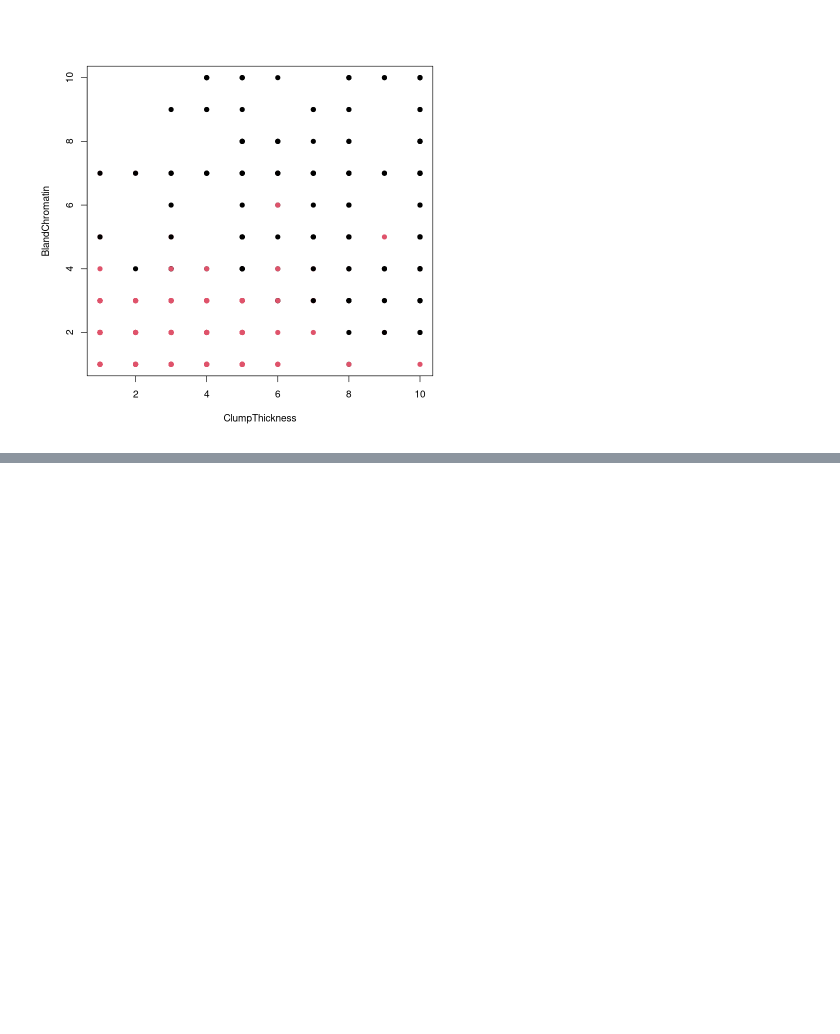
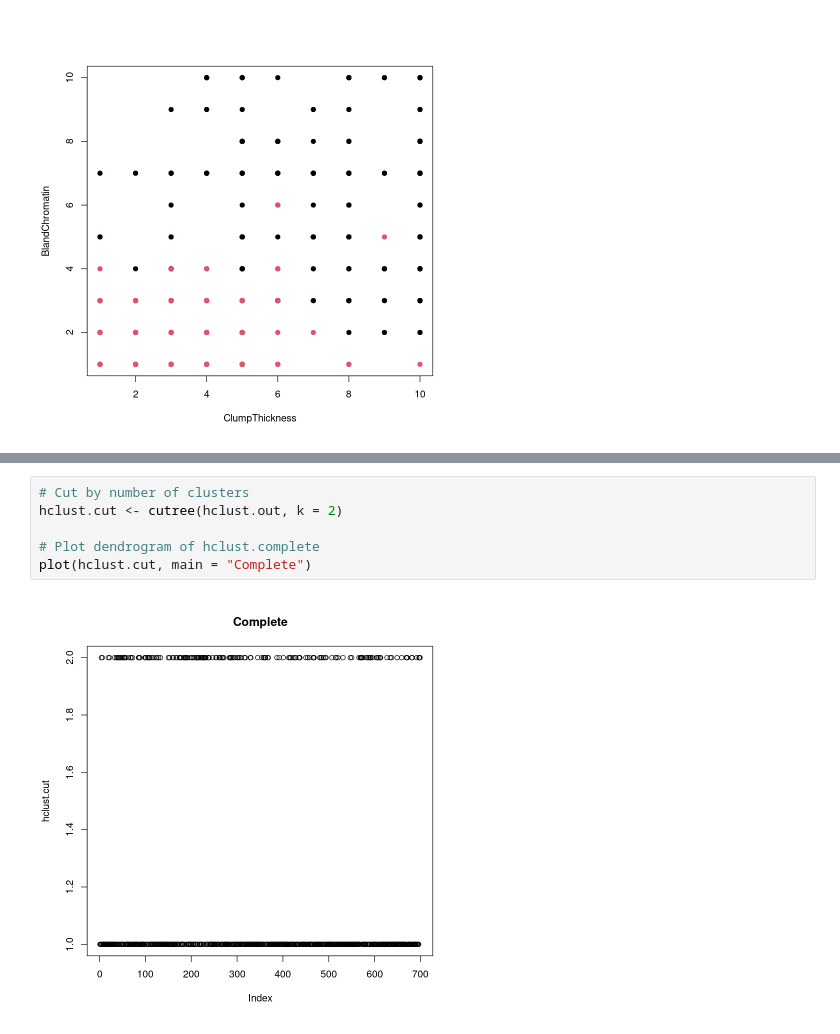
Before and after one commit to DayrisRM/Breast_Cancer_Detection_Algorithms, a Jupyter notebook: algorithms/unsupervised_learning_dataset1992.ipynb, the cells around one changed output, grey strips where cells are left out. Cells and saved outputs as stored; diff of their text form; blank space fills up the shorter version.

```diff
--- a/algorithms/unsupervised_learning_dataset1992.ipynb
+++ b/algorithms/unsupervised_learning_dataset1992.ipynb
@@ -127,0 +151,8 @@ plot(df2$ClumpThickness, df2$BlandChromatin, col = df2$cluster,
+# %%
+# Cut by number of clusters
+hclust.cut <- cutree(hclust.out, k = 2)
+
+# Plot dendrogram of hclust.complete
+plot(hclust.cut, main = "Complete")
+# %% [output]
+[figure, added]
```
Also changed, not shown: parts of 5 cells of this notebook, 1 other file.
